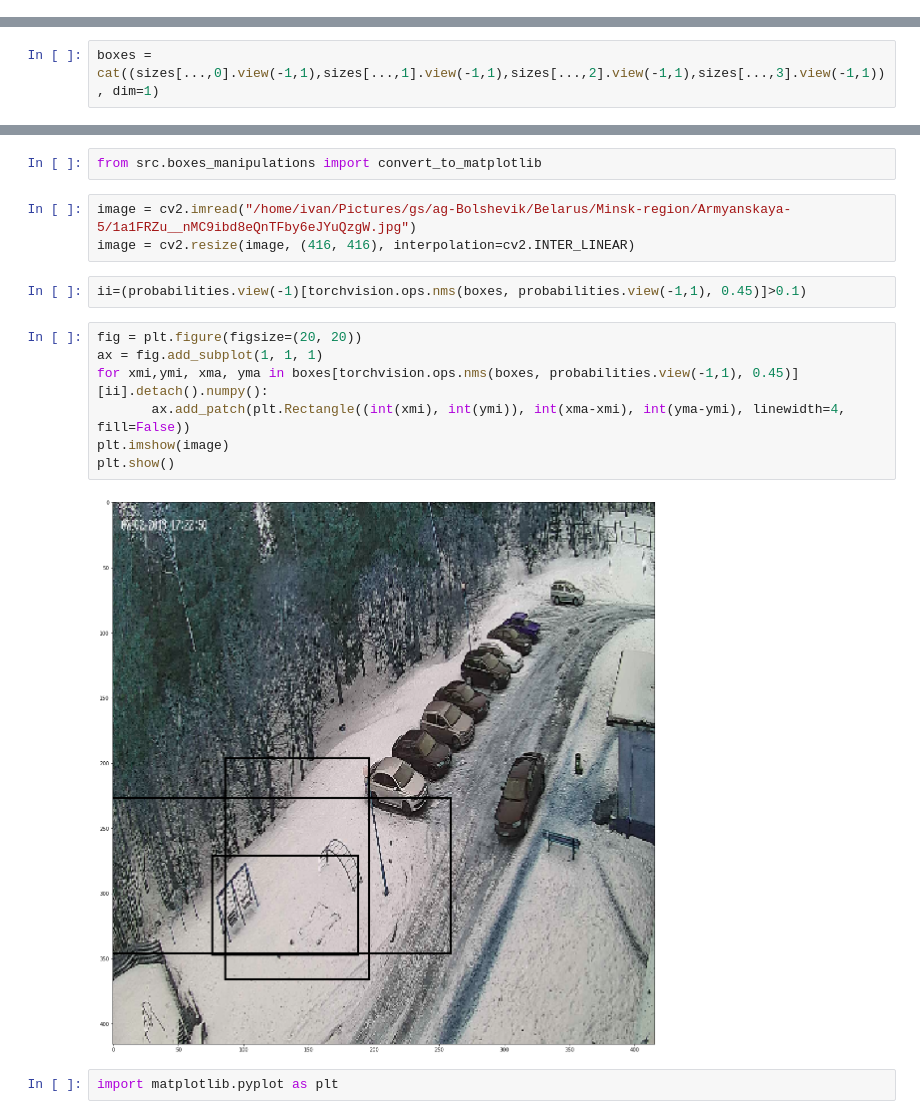
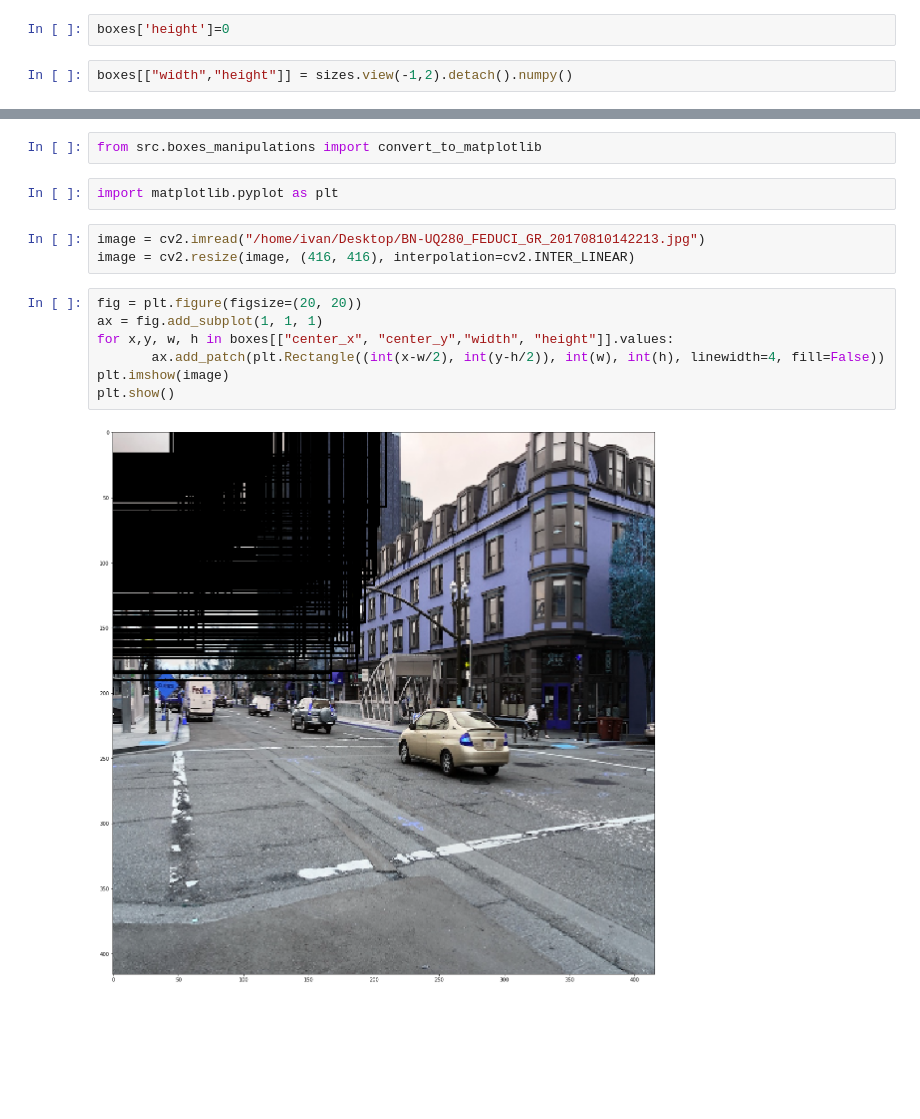
Before and after one commit to PetrovskiIM/yolo-recap, a Jupyter notebook: test_model.ipynb, the cells around one changed output, grey strips where cells are left out. Drawn from its saved outputs; the diff is of its cells as text; blank space fills up the shorter version.

```diff
--- a/test_model.ipynb
+++ b/test_model.ipynb
@@ -134,0 +51,4 @@ tensor(0.9411, grad_fn=<MaxBackward1>)
+# %%
+boxes['height']=0
+# %%
+boxes[["width","height"]] = sizes.view(-1,2).detach().numpy()
@@ -145,2 +60,0 @@ sizes = cat((head(features)[0]* Tensor([416,416]) - head(features)[1]/2,head(fea
-# %%
-boxes = cat((sizes[...,0].view(-1,1),sizes[...,1].view(-1,1),sizes[...,2].view(-1,1),sizes[...,3].view(-1,1)), dim=1)
@@ -164,18 +61,16 @@ torch.Size([3, 416, 416])
 # %%
 from src.boxes_manipulations import convert_to_matplotlib
-# %%
-image = cv2.imread("/home/ivan/Pictures/gs/ag-Bolshevik/Belarus/Minsk-region/Armyanskaya-5/1a1FRZu__nMC9ibd8eQnTFby6eJYuQzgW.jpg")
-image = cv2.resize(image, (416, 416), interpolation=cv2.INTER_LINEAR)
-# %%
-ii=(probabilities.view(-1)[torchvision.ops.nms(boxes, probabilities.view(-1,1), 0.45)]>0.1)
-# %%
-fig = plt.figure(figsize=(20, 20))
-ax = fig.add_subplot(1, 1, 1)
-for xmi,ymi, xma, yma in boxes[torchvision.ops.nms(boxes, probabilities.view(-1,1), 0.45)][ii].detach().numpy():
-       ax.add_patch(plt.Rectangle((int(xmi), int(ymi)), int(xma-xmi), int(yma-ymi), linewidth=4, fill=False))
-plt.imshow(image)
-plt.show()
-# %% [output]
-[figure, removed]
 # %%
 import matplotlib.pyplot as plt
+# %%
+image = cv2.imread("/home/ivan/Desktop/BN-UQ280_FEDUCI_GR_20170810142213.jpg")
+image = cv2.resize(image, (416, 416), interpolation=cv2.INTER_LINEAR)
+# %%
+fig = plt.figure(figsize=(20, 20))
+ax = fig.add_subplot(1, 1, 1)
+for x,y, w, h in boxes[["center_x", "center_y","width", "height"]].values:
+       ax.add_patch(plt.Rectangle((int(x-w/2), int(y-h/2)), int(w), int(h), linewidth=4, fill=False))
+plt.imshow(image)
+plt.show()
+# %% [output]
+[figure, added]
```
Also changed, not shown: parts of 27 cells of this notebook, 5 other files.
